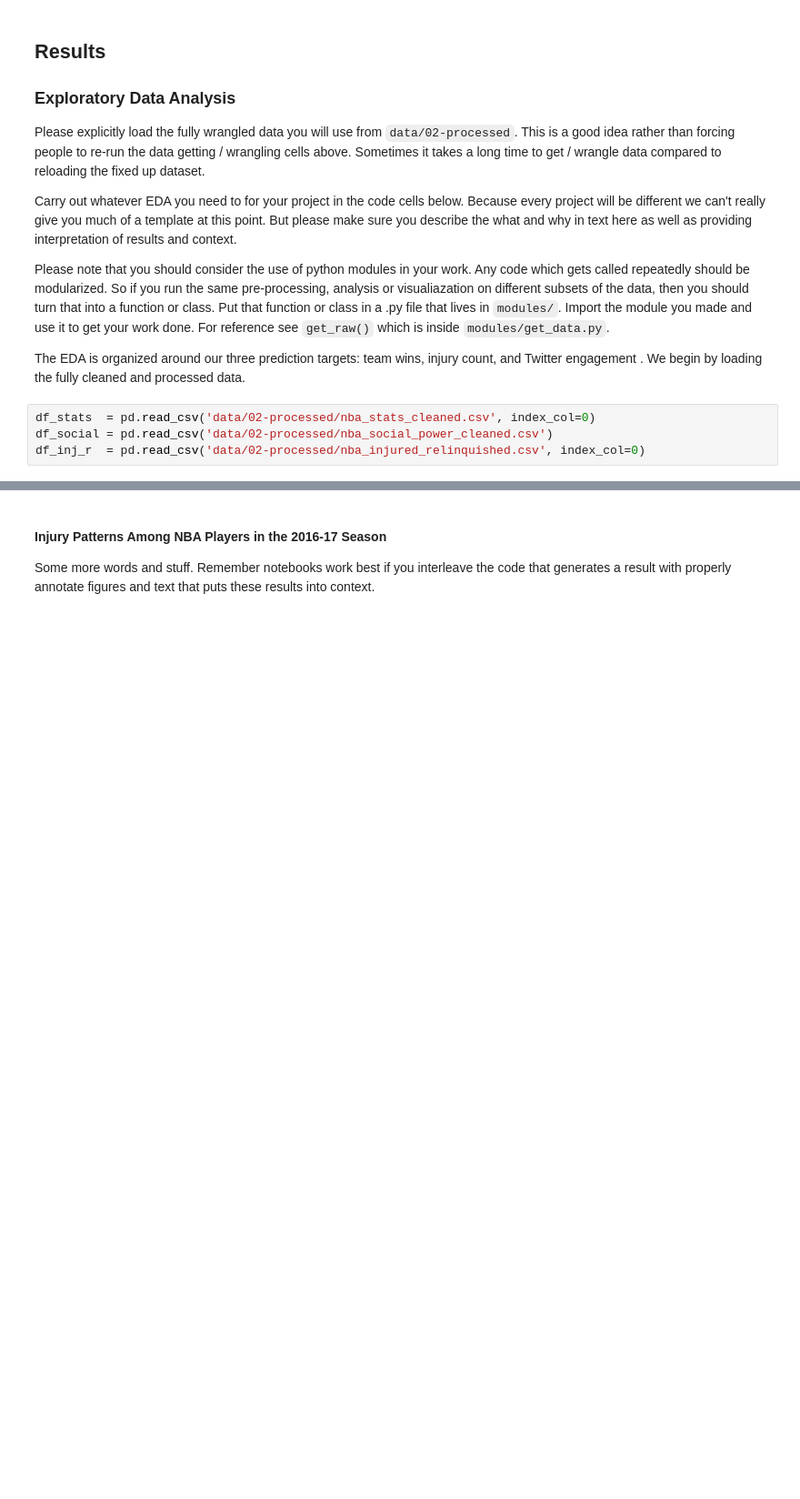
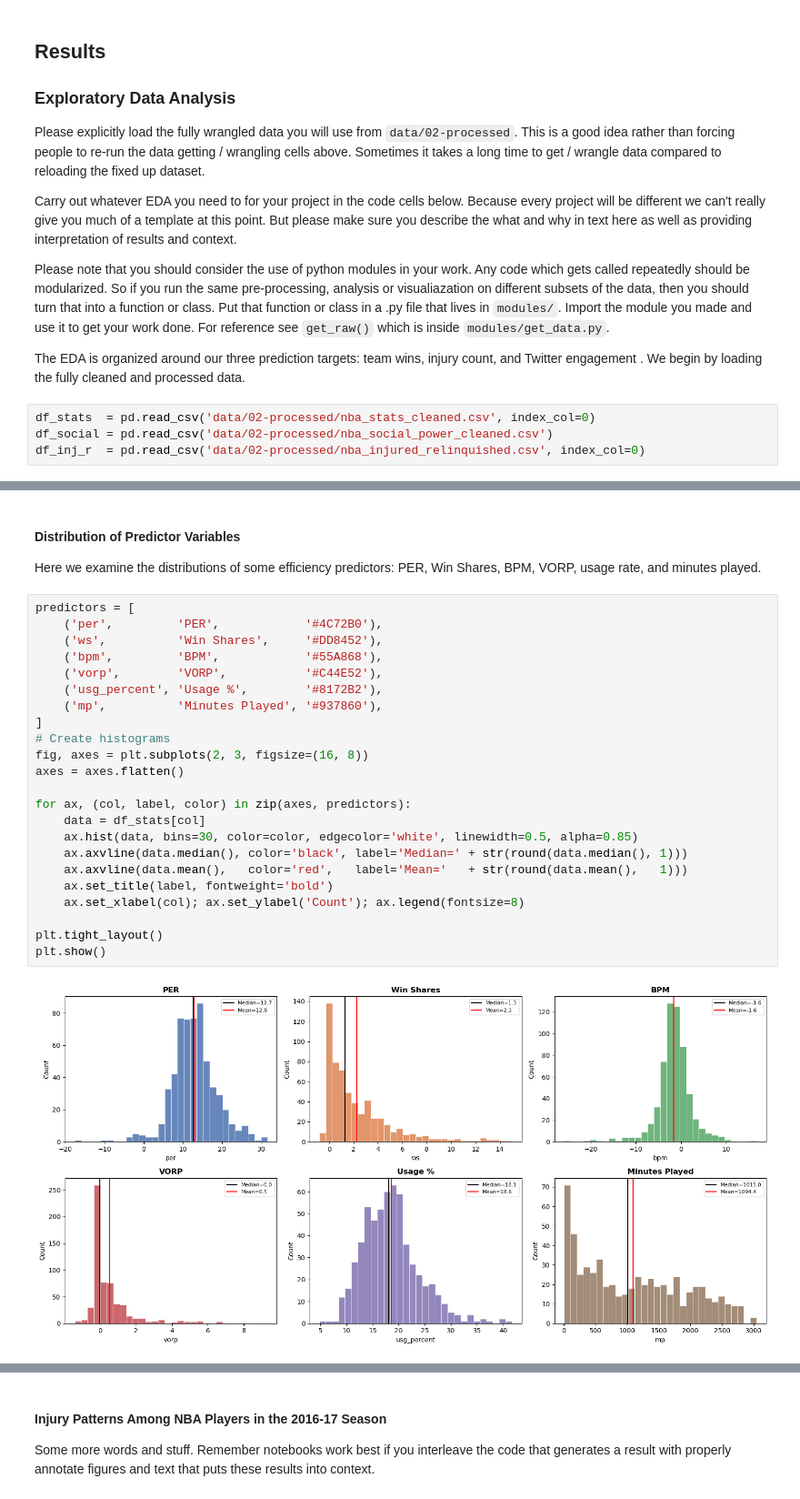
Before and after one commit to COGS108/Group122_WI26, a Jupyter notebook: 02-EDACheckpoint.ipynb, the cells around one changed output, grey strips where cells are left out. Shown at 91% size. Drawn from its saved outputs; the diff is of its cells as text; blank space fills up the shorter version.

Commit message:
Finish up distributions and interpretations

```diff
--- a/02-EDACheckpoint.ipynb
+++ b/02-EDACheckpoint.ipynb
@@ -525,3 +528,32 @@ __Team Wins (W)__: The distribution is roughly bimodal with a median and mean bo
 __Injury Count per Player__: The distribution is heavily skewed to the right as expected with an uncommon event such as injuries. The majority of players have around 2 or 3 injuries, but there is a long tail stretching out to an outlier of 25. This means a small number of players were most likely placed on the injury report many times throughout the season due to unexpected changes in condition or uncertainty. The mean is noticeably higher than the median because of these outliers, confirming we should use median when describing the typical player's injury burden.
 
 __log(Twitter Likes + 1)__: The distribution is slightly skewed to the right even after the log transformation, with a large spike at 0. The median of 3.16 is slightly above the mean of 3.1, but the spike near zero suggests a large portion of players in the social dataset had very low Twitter engagement, while a smaller group of stars drove most of the activity. This bimodal shape may indicate two distinct player groups. One with low-profile players with minimal social presence and the other being recognizable players with active fanbases.
+# %% [markdown]
+#### Distribution of Predictor Variables
+
+Here we examine the distributions of some efficiency predictors: PER, Win Shares, BPM, VORP, usage rate, and minutes played.
+# %%
+predictors = [
+    ('per',         'PER',            '#4C72B0'),
+    ('ws',          'Win Shares',     '#DD8452'),
+    ('bpm',         'BPM',            '#55A868'),
+    ('vorp',        'VORP',           '#C44E52'),
+    ('usg_percent', 'Usage %',        '#8172B2'),
+    ('mp',          'Minutes Played', '#937860'),
+]
+# Create histograms
+fig, axes = plt.subplots(2, 3, figsize=(16, 8))
+axes = axes.flatten()
+
+for ax, (col, label, color) in zip(axes, predictors):
+    data = df_stats[col]
+    ax.hist(data, bins=30, color=color, edgecolor='white', linewidth=0.5, alpha=0.85)
+    ax.axvline(data.median(), color='black', label='Median=' + str(round(data.median(), 1)))
+    ax.axvline(data.mean(),   color='red',   label='Mean='   + str(round(data.mean(),   1)))
+    ax.set_title(label, fontweight='bold')
+    ax.set_xlabel(col); ax.set_ylabel('Count'); ax.legend(fontsize=8)
+
+plt.tight_layout()
+plt.show()
+# %% [output]
+[figure, added]
```
Also changed, not shown: parts of 5 cells of this notebook.
